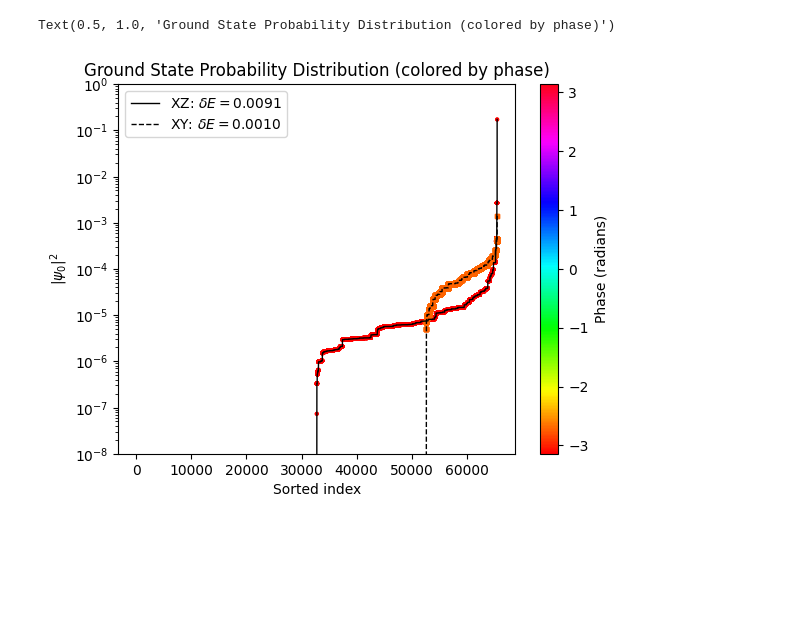
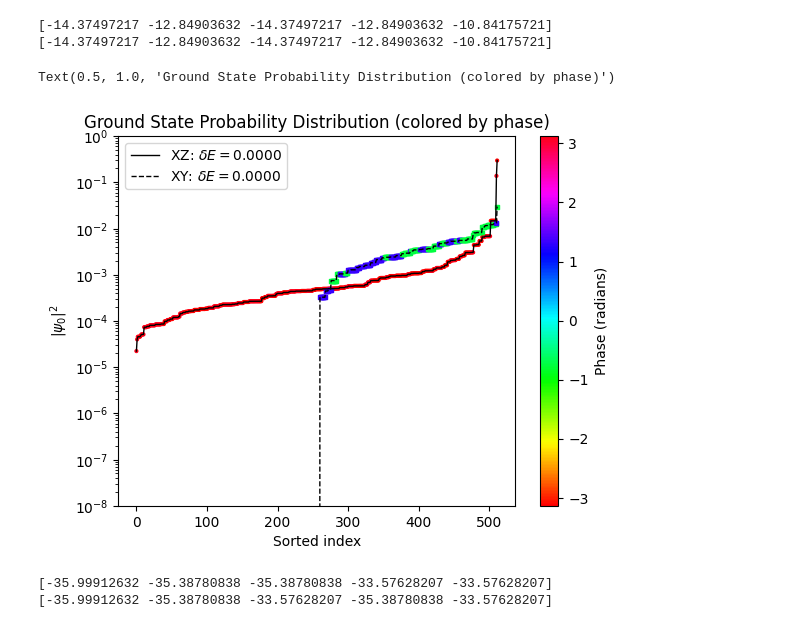
Before and after one commit to NilsNiggemann/DataMiningRBMs, a Jupyter notebook: Netket/XYModel.ipynb, the cells around one changed output. Cells and saved outputs as stored; diff of their text form; code cells hidden in the pictures; blank space fills up the shorter version.

```diff
--- a/Netket/XYModel.ipynb
+++ b/Netket/XYModel.ipynb
@@ -28,7 +28,7 @@ def get_XYZ_Hamiltonian(Jxx, Jyy, Jzz, Lx, Ly):
         hi: NetKet Hilbert space
         H: NetKet Hamiltonian operator
     """
-    g = Lattice(basis_vectors=[[1, 0], [0, 1]], pbc=True, extent=[Lx, Ly])
+    g = Lattice(basis_vectors=[[1, 0], [0, 1]], pbc=False, extent=[Lx, Ly])
     hi = nk.hilbert.Spin(s=1/2, N=g.n_nodes)
     H = 0
     for (i,j) in g.edges():
@@ -36,8 +36,8 @@ def get_XYZ_Hamiltonian(Jxx, Jyy, Jzz, Lx, Ly):
         H += -Jxx * sigmax(hi, i) * sigmax(hi, j) + Jyy * sigmay(hi, i) * sigmay(hi, j) + Jzz * sigmaz(hi, i) * sigmaz(hi, j)
     return g, hi, H
 # %%
-Lx = 4
-Ly = 4
+Lx = 3
+Ly = 3
 n_samples = 300
 vmc_steps = 1000
 learning_rate = 0.002
@@ -108,32 +125,51 @@ plt.yscale("log")
 # %%
 _,_, H_XY = get_XYZ_Hamiltonian(1.0,1.0,0.0, Lx, Ly)
 _,_, H_XZ = get_XYZ_Hamiltonian(1.0,0.0,1.0, Lx, Ly)
-E_RBM_XZ = energy_data_xz[-1]
-E_RBM_XY = energy_data_xy[-1]
 
-_, eigenvectors_XZ = nk.exact.lanczos_ed(H_XZ, k = 1, compute_eigenvectors = True)
-_, eigenvectors_XY = nk.exact.lanczos_ed(H_XY, k = 1, compute_eigenvectors = True)
 
+# E_RBM_XZ = energy_data_xz[-1]
+# E_RBM_XY = energy_data_xy[-1]
+E_RBM_XZ = 0
+E_RBM_XY = 0
+
+energies_XZ, eigenvectors_XZ = nk.exact.lanczos_ed(H_XZ, k = 5, compute_eigenvectors = True)
+energies_XY, eigenvectors_XY = nk.exact.lanczos_ed(H_XY, k = 5, compute_eigenvectors = True)
+print(energies_XZ)
+print(energies_XY)
 psi0_XZ = eigenvectors_XZ[:,0]
 psi_abs2_XZ = jnp.abs(psi0_XZ)**2
 perm_XZ = jnp.argsort(psi_abs2_XZ)
 
 psi0_XY = eigenvectors_XY[:,0]
 psi_abs2_XY = jnp.abs(psi0_XY)**2
 perm_XY = jnp.argsort(psi_abs2_XY)
 
 plt.scatter(range(len(psi_abs2_XZ[perm_XZ])), psi_abs2_XZ[perm_XZ], c=np.angle(psi0_XZ[perm_XZ]), cmap='hsv', s=4)
 plt.plot(range(len(psi_abs2_XZ[perm_XZ])), psi_abs2_XZ[perm_XZ], c='black', linewidth=1,label = f"XZ: $\delta E= {E_RBM_XZ:.4f}$")
 
 plt.scatter(range(len(psi_abs2_XY[perm_XY])), psi_abs2_XY[perm_XY], c=np.angle(psi0_XY[perm_XY]), cmap='hsv', marker='s', s=8)
 plt.plot(range(len(psi_abs2_XY[perm_XY])), psi_abs2_XY[perm_XY], c='black', linewidth=1,linestyle='--',label = f"XY: $\delta E= {E_RBM_XY:.4f}$")
 plt.colorbar(label="Phase (radians)")
 plt.xlabel("Sorted index")
 plt.ylabel(r"$|\psi_0|^2$")
 plt.yscale("log")
 plt.ylim(1e-8, 1)
 plt.legend()
 plt.title("Ground State Probability Distribution (colored by phase)")
 # %% [output]
-Text(0.5, 1.0, 'Ground State Probability Distribution (colored by phase)')
+[-14.37497217 -12.84903632 -14.37497217 -12.84903632 -10.84175721]
+[-14.37497217 -12.84903632 -14.37497217 -12.84903632 -10.84175721]
+Text(0.5, 1.0, 'Ground State Probability Distribution (colored by phase)')
-[figure, old version]
+[figure, new version]
+# %%
+_,_, H_XY = get_XYZ_Hamiltonian(1.0,1.0,0.0, Lx, Ly)
+_,_, H_XZ = get_XYZ_Hamiltonian(1.0,0.0,1.0, Lx, Ly)
+
+energies_XZ, eigenvectors_XZ = nk.exact.lanczos_ed(H_XZ, k = 5, compute_eigenvectors = True)
+energies_XY, eigenvectors_XY = nk.exact.lanczos_ed(H_XY, k = 5, compute_eigenvectors = True)
+
+print(energies_XZ)
+print(energies_XY)
+# %% [output]
+[-35.99912632 -35.38780838 -35.38780838 -33.57628207 -33.57628207]
+[-35.99912632 -35.38780838 -33.57628207 -35.38780838 -33.57628207]
```
Also changed, not shown: parts of 3 cells of this notebook, 4 other files.
